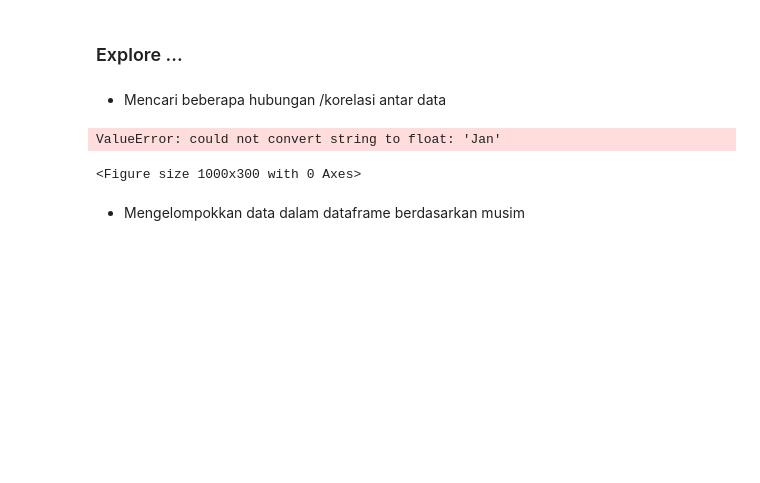
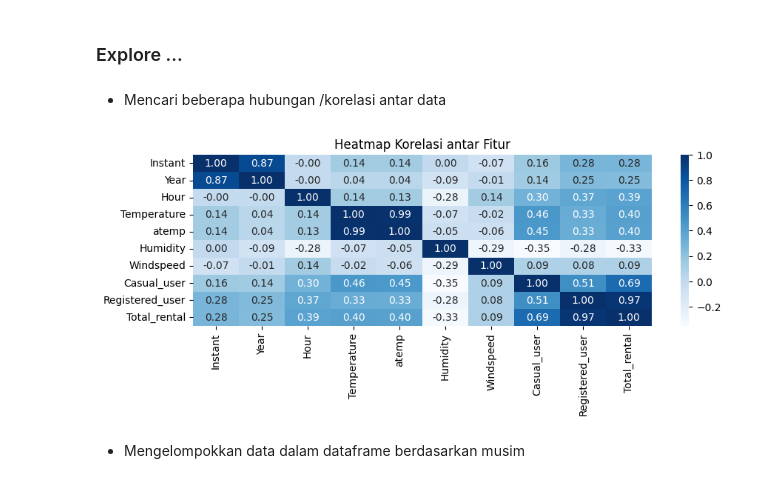
Before and after one commit to nadyapurba/Proyek_Analisis_Data, a Jupyter notebook: Proyek_Analisis_Data.ipynb, the cells around one changed output. Cells and saved outputs as stored; diff of their text form; code cells hidden in the pictures; blank space fills up the shorter version.

```diff
--- a/Proyek_Analisis_Data.ipynb
+++ b/Proyek_Analisis_Data.ipynb
@@ -455,15 +413,21 @@ df.to_csv('hour_cleaned.csv', index=False)
 # %% [markdown]
 - Mencari beberapa hubungan /korelasi antar data
 # %%
+import seaborn as sns
+import matplotlib.pyplot as plt
 import warnings
+
 warnings.filterwarnings("ignore")
 plt.figure(figsize=(10, 3))
-sns.heatmap(df.corr(), annot=True, cmap='Blues', fmt=".2f")
+
+numeric_df = df.select_dtypes(include='number')
+
+# Membuat heatmap hanya dengan kolom numerik
+sns.heatmap(numeric_df.corr(), annot=True, cmap='Blues', fmt=".2f")
 plt.title('Heatmap Korelasi antar Fitur')
 plt.show()
 # %% [output]
-ValueError: could not convert string to float: 'Jan'
-<Figure size 1000x300 with 0 Axes>
+[figure, added]
 # %% [markdown]
 - Mengelompokkan data dalam dataframe berdasarkan musim
 # %%
```
Also changed, not shown: parts of 7 cells of this notebook.
